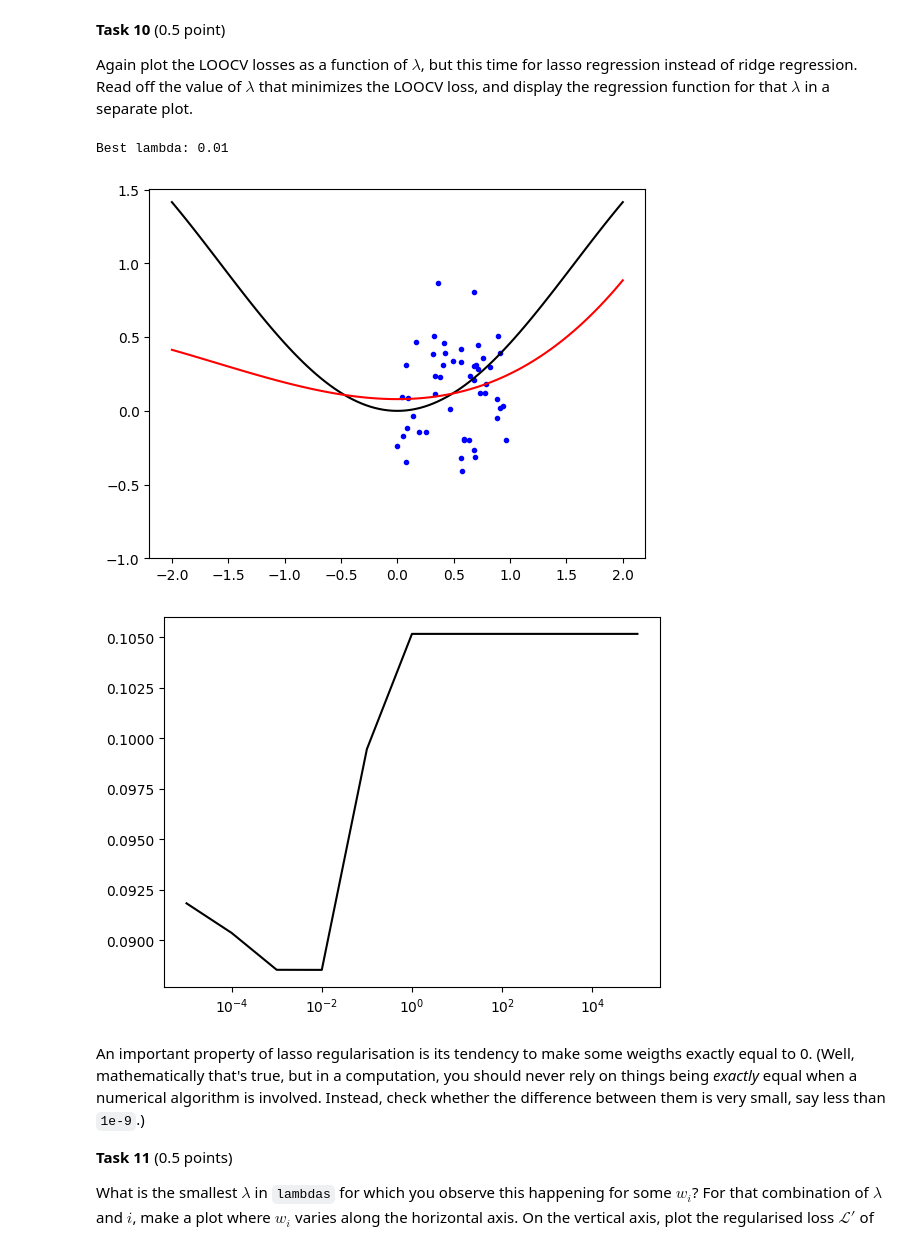
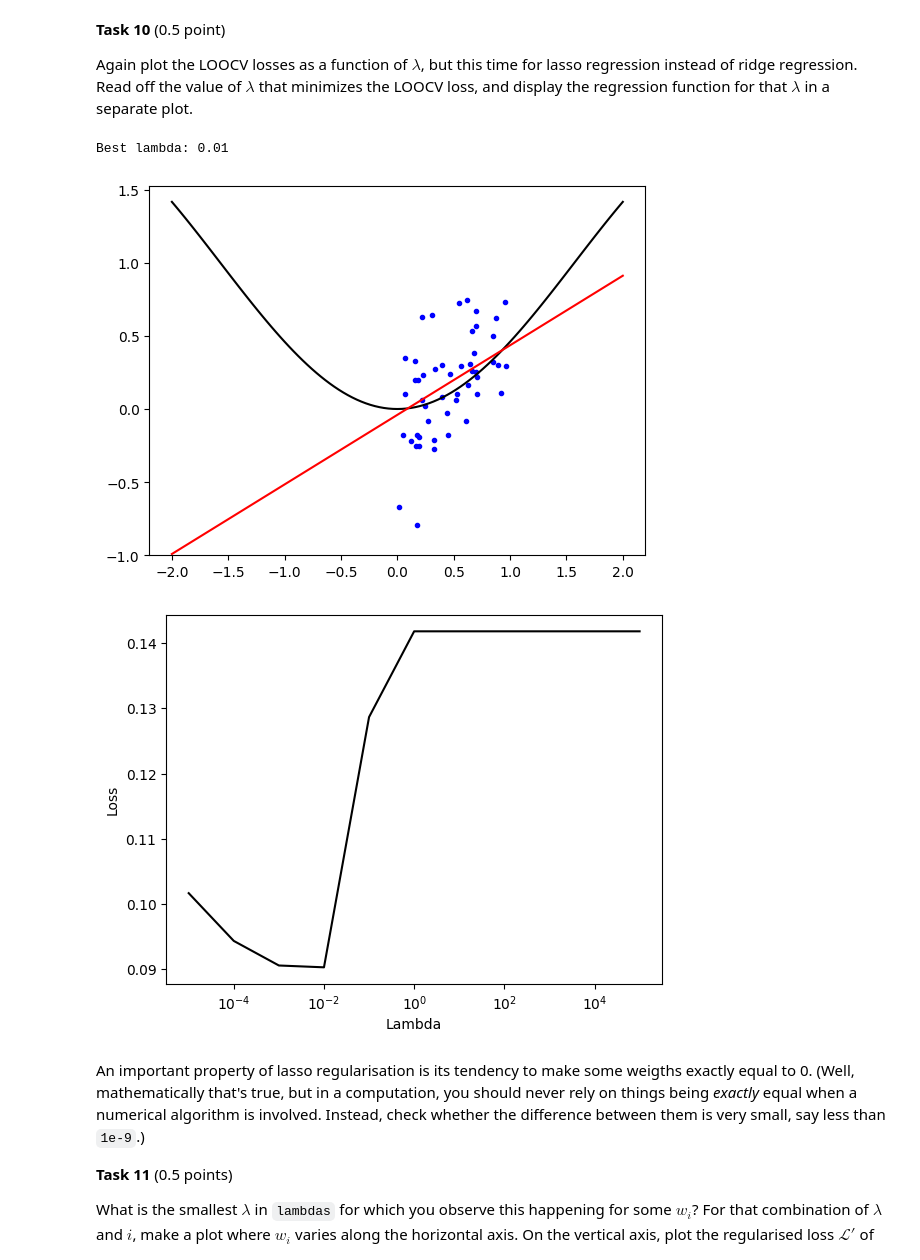
Before and after one commit to KNISP/Machine-Learning, a Jupyter notebook: ML2025_assignment1.ipynb, the cells around one changed output. Cells and saved outputs as stored; diff of their text form; code cells hidden in the pictures.

```diff
--- a/ML2025_assignment1.ipynb
+++ b/ML2025_assignment1.ipynb
@@ -59,9 +59,7 @@ import math
 # Some functions you may find useful (here and later):
 # np.cos, np.ones, np.linalg.inv, np.hstack, np.matmul (or @), np.eye, math.sqrt.
 
-def generate_data(
-        N: int, sigma_squared: float
-) -> tuple[np.ndarray, np.ndarray]:
+def generate_data(N, sigma_squared):
     # Your code here
     x = np.random.uniform(0, 1, N)
     noise = np.random.normal(0, math.sqrt(sigma_squared), N)
@@ -332,20 +336,24 @@ Again plot the LOOCV losses as a function of $\lambda$, but this time for lasso
 # %%
 # Your code here
 fitting_function = fit_lasso
 for i in range(len(lambdas)):
     losses[i] = LOOCV(X, t, fitting_function, lambdas[i])
 
 best_lambda = lambdas[np.argmin(losses)]
 print("Best lambda:", best_lambda)
 w = fit_lasso(X, t, best_lambda)
-plot_regression_result(x, t, w)
+plot_regression_result(x_scalars, t, w)
+
+
+plt.ylabel("Loss")
+plt.xlabel("Lambda")
 
 plt.semilogx(lambdas, losses, c='black')
 plt.show()
 # %% [output]
 Best lambda: 0.01
-[figure, old version]
+[figure, new version]
-[figure, old version]
+[figure, new version]
 # %% [markdown]
 An important property of lasso regularisation is its tendency to make some weigths exactly equal to 0. (Well, mathematically that's true, but in a computation, you should never rely on things being *exactly* equal when a numerical algorithm is involved. Instead, check whether the difference between them is very small, say less than `1e-9`.)
 
```
Also changed, not shown: parts of 9 cells of this notebook, 1 other file.
